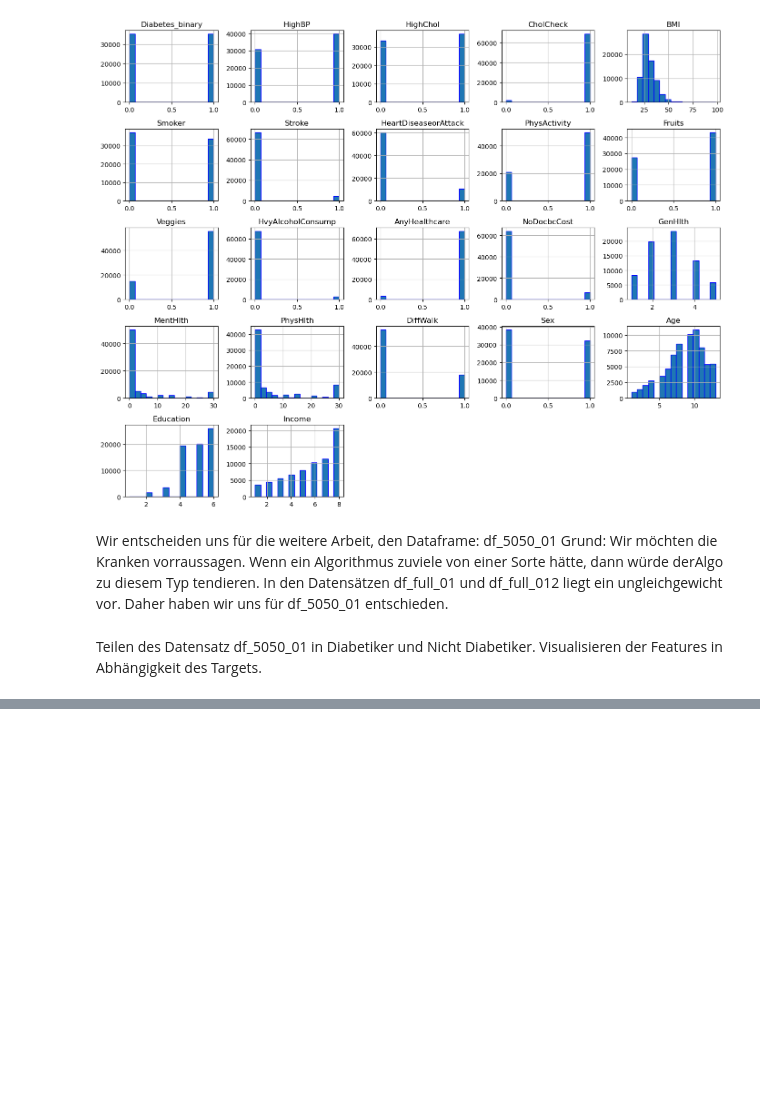
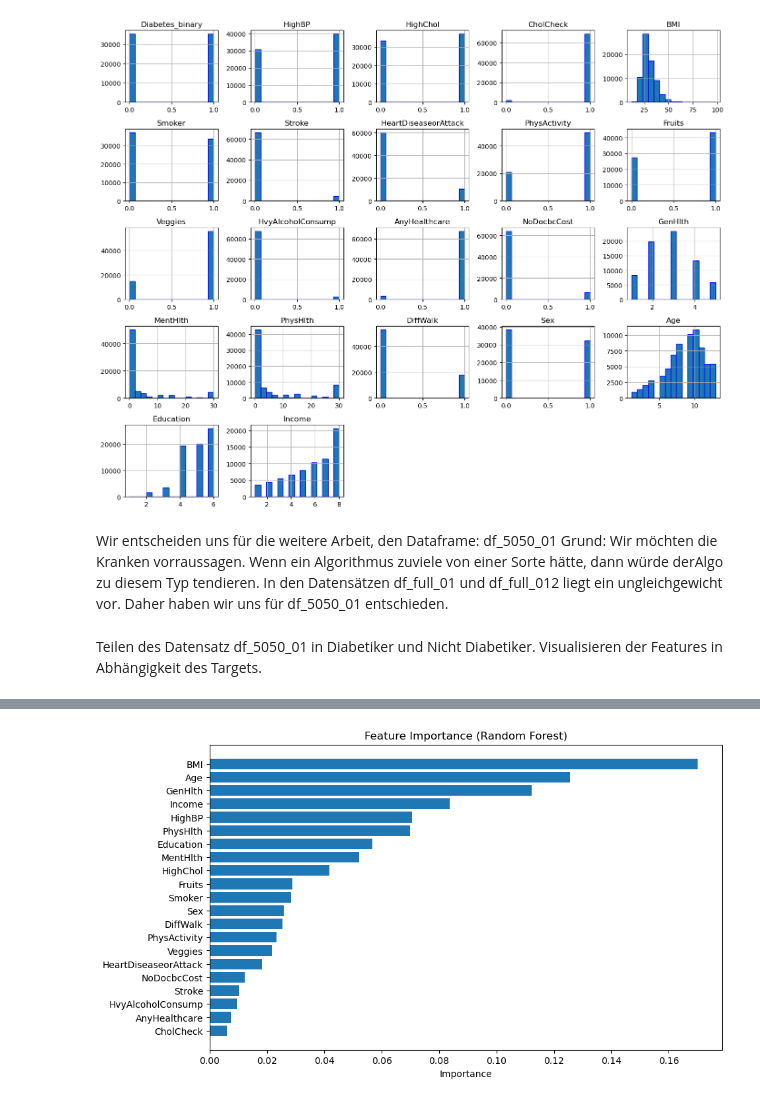
Before and after one commit to AhmadAboud/ml_project_diabetic_prediction, a Jupyter notebook: Daten/InputDatenAnalyse.ipynb, the cells around one changed output, grey strips where cells are left out. Saved outputs shown, nothing was run; the diff lists cells and outputs as text; code cells hidden in the pictures; blank space fills up the shorter version.

Commit message:
Feature Importance Analyse. Entscheidung: Features die beim RandomForest herauskommen, scheinen die wichtigsten

```diff
--- a/Daten/InputDatenAnalyse.ipynb
+++ b/Daten/InputDatenAnalyse.ipynb
@@ -206,0 +207,17 @@ CholCheck ist uninteressant
+# %%
+from sklearn.ensemble import RandomForestClassifier
+#Daten wieder zusammenführen
+df = pd.concat([df_5050_01_diabetiker, df_5050_01_nicht_diabetiker])
+#Target wegwerfen
+X = df.drop("Diabetes_binary", axis=1)
+y = df["Diabetes_binary"]
+# RandomForest genommen, da viele Binäre, aber auch numerische Daten handhaben kann.
+# Weiterer Grund, Keine Skalierung nötig
+model = RandomForestClassifier()
+#Trainieren
+model.fit(X, y)
+#Wichtigkeit Auslesen
+importance = model.feature_importances_
+#Wichtigkeit ausgeben
+for col, imp in sorted(zip(X.columns, importance), key=lambda x: x[1], reverse=True):
+    print(col, imp)
@@ -206,0 +242,15 @@ CholCheck ist uninteressant
+# %%
+importance_df = pd.DataFrame({
+    "Feature": X.columns,
+    "Importance": importance
+})
+
+importance_df = importance_df.sort_values(by="Importance", ascending=False)
+plt.figure(figsize=(10,6))
+plt.barh(importance_df["Feature"], importance_df["Importance"])
+plt.gca().invert_yaxis()  # wichtigste oben
+plt.xlabel("Importance")
+plt.title("Feature Importance (Random Forest)")
+plt.show()
+# %% [output]
+[figure, added]
```
Also changed, not shown: parts of 8 cells of this notebook.
